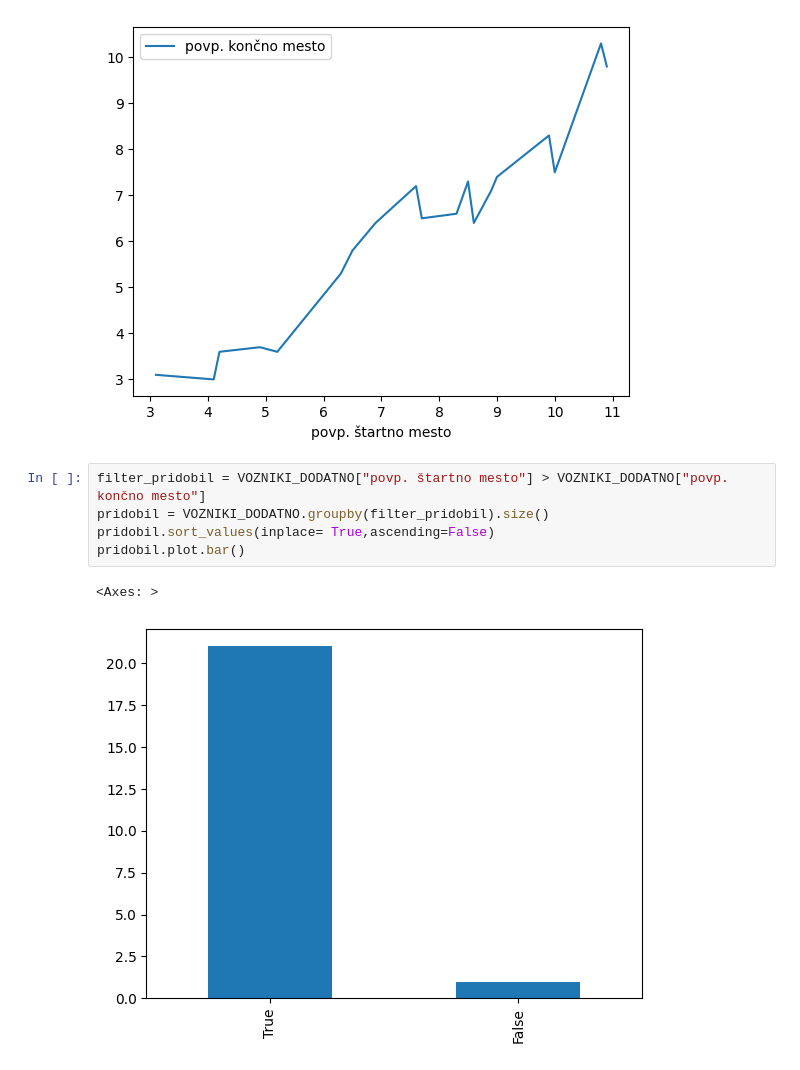
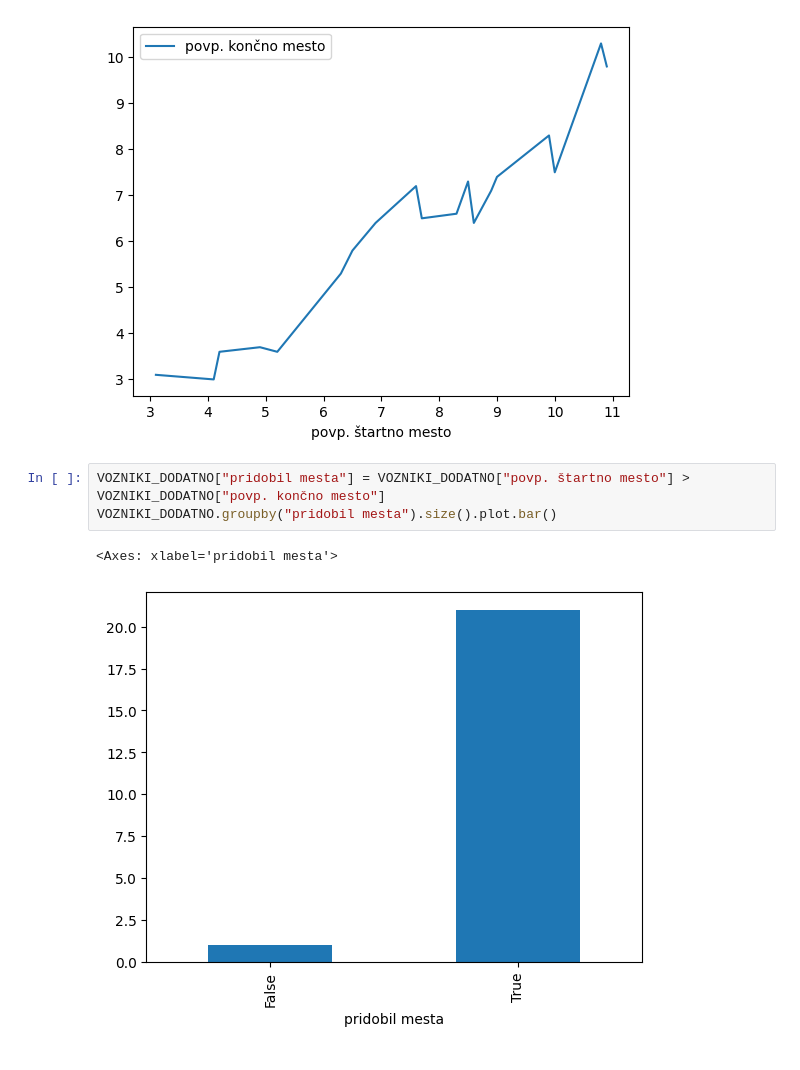
Before and after one commit to ZigaObradovic/F1_Vozniki, a Jupyter notebook: analiza_voznikov.ipynb, the cells around one changed output. Cells and saved outputs as stored; diff of their text form.

```diff
--- a/analiza_voznikov.ipynb
+++ b/analiza_voznikov.ipynb
@@ -139,10 +139,8 @@ podtabela2.groupby(by="povp. štartno mesto").agg({"povp. končno mesto":"mean"}
 <Axes: xlabel='povp. štartno mesto'>
 [figure]
 # %%
-filter_pridobil = VOZNIKI_DODATNO["povp. štartno mesto"] > VOZNIKI_DODATNO["povp. končno mesto"]
-pridobil = VOZNIKI_DODATNO.groupby(filter_pridobil).size()
-pridobil.sort_values(inplace= True,ascending=False)
-pridobil.plot.bar()
+VOZNIKI_DODATNO["pridobil mesta"] = VOZNIKI_DODATNO["povp. štartno mesto"] > VOZNIKI_DODATNO["povp. končno mesto"]
+VOZNIKI_DODATNO.groupby("pridobil mesta").size().plot.bar()
 # %% [output]
-<Axes: >
+<Axes: xlabel='pridobil mesta'>
-[figure, old version]
+[figure, new version]
```
